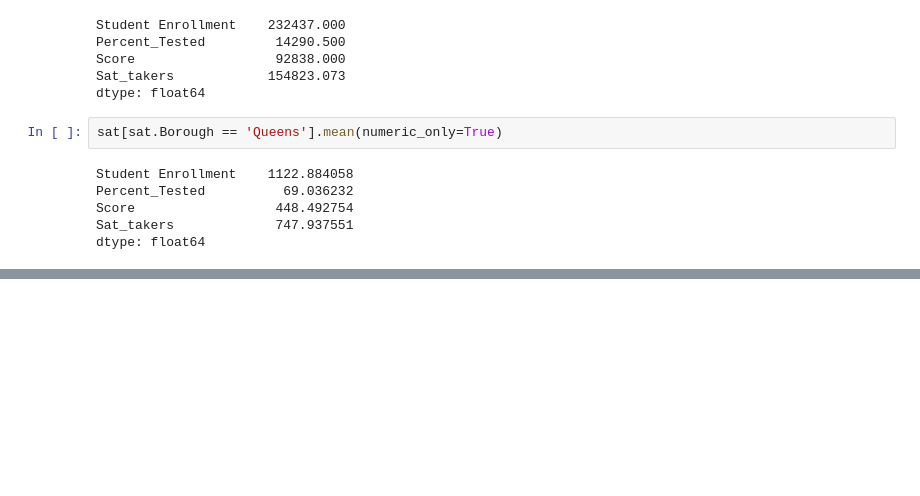
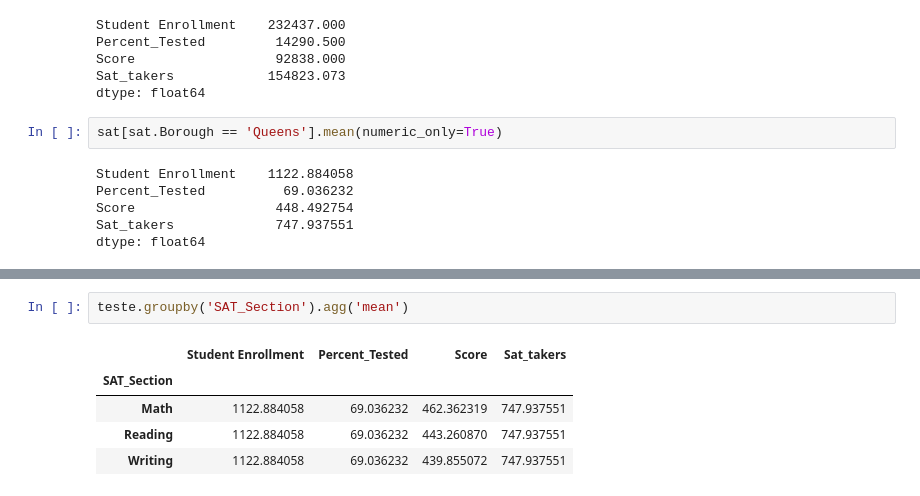
Before and after one commit to junio-firmino/Aprendizado_python, a Jupyter notebook: scores.ipynb, the cells around one changed output, grey strips where cells are left out. Saved outputs shown, nothing was run; the diff lists cells and outputs as text; blank space fills up the shorter version.

```diff
--- a/scores.ipynb
+++ b/scores.ipynb
@@ -377,0 +371,8 @@ dtype: float64
+# %%
+teste.groupby('SAT_Section').agg('mean')
+# %% [output]
+|  | Student Enrollment | Percent_Tested | Score | Sat_takers |
+| SAT_Section |  |  |  |  |
+| Math | 1122.884058 | 69.036232 | 462.362319 | 747.937551 |
+| Reading | 1122.884058 | 69.036232 | 443.260870 | 747.937551 |
+| Writing | 1122.884058 | 69.036232 | 439.855072 | 747.937551 |
```
Also changed, not shown: parts of 4 cells of this notebook.
